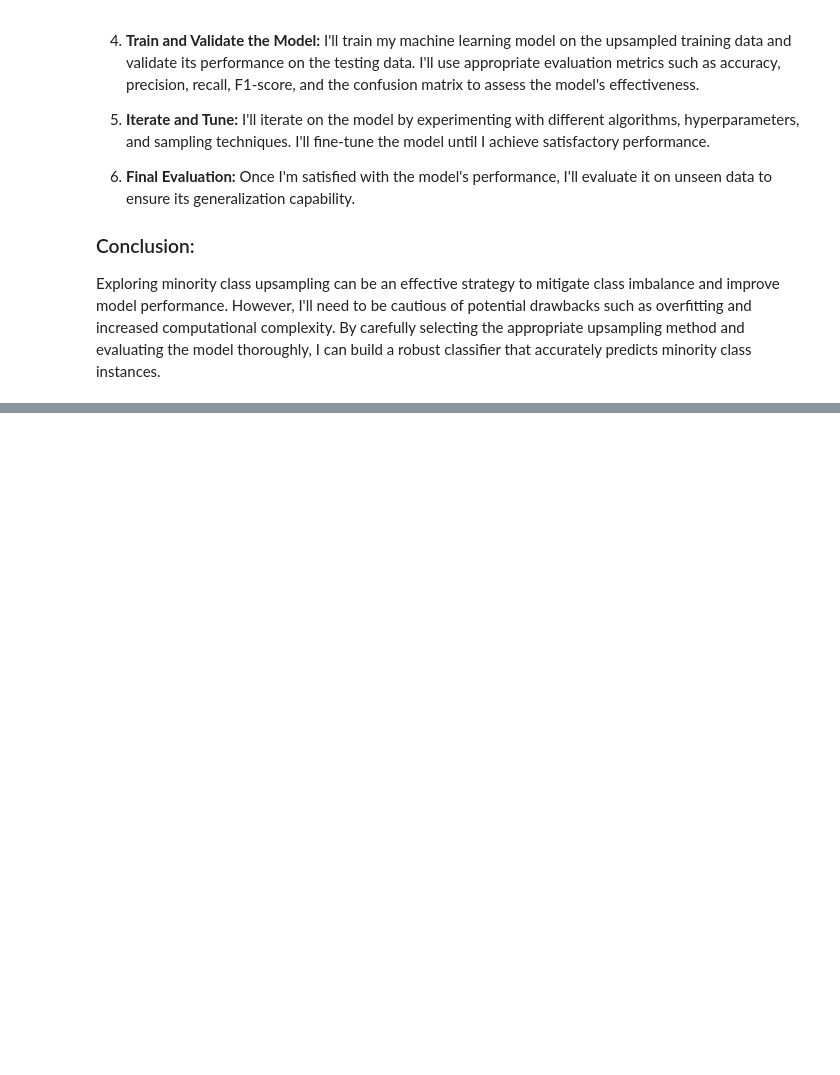
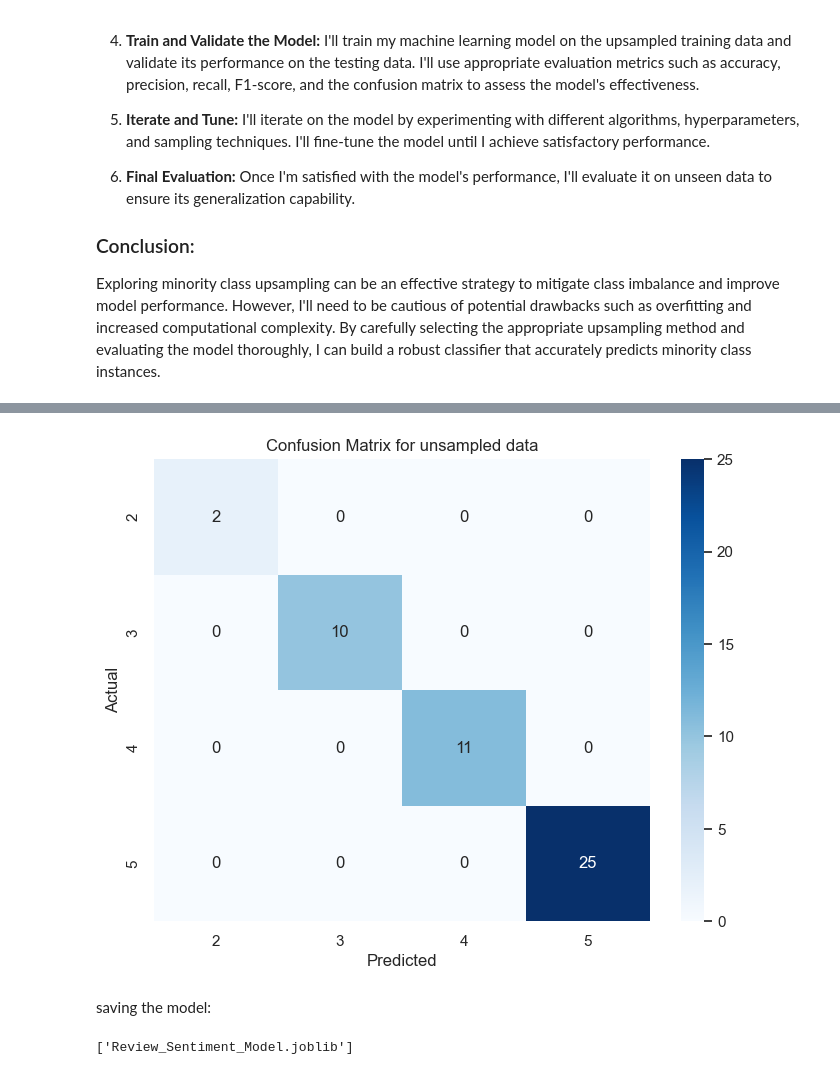
Before and after one commit to jadiasoham/Naive-Bayes-Model, a Jupyter notebook: NBClassifier.ipynb, the cells around one changed output, grey strips where cells are left out. Saved outputs shown, nothing was run; the diff lists cells and outputs as text; code cells hidden in the pictures; blank space fills up the shorter version.

```diff
--- a/NBClassifier.ipynb
+++ b/NBClassifier.ipynb
@@ -488,15 +488,15 @@ df.head()
 | 3 | AI Applications for Business Success | Correlation vs. Causation | 3.0 | needdocumentationaboutlecture | 35 |
 | 4 | Building a 3-Statement Model in E... | Calculating Cash Flows and Comple... | 5.0 | greatcoursenedhasatalentforexplai... | 75 |
 # %%
-df_majority = df[df.review_rating >= 4]
-df_minority = df[df.review_rating < 4]
+df_majority = df[df.review_rating > 4]
+df_minority = df[df.review_rating <= 4]
 
 df_minority_sampled = resample(df_minority, replace= True, n_samples=len(df_majority), random_state=42)
 
 df_unsampled = pd.concat([df_majority, df_minority_sampled])
 
-maj = df_unsampled[df_unsampled.review_rating >= 4]
-miny = df_unsampled[df_unsampled.review_rating < 4]
+maj = df_unsampled[df_unsampled.review_rating > 4]
+miny = df_unsampled[df_unsampled.review_rating <= 4]
 
 len(maj), len(miny), df_unsampled.review_rating.value_counts()
 # %% [output]
@@ -511 +511,16 @@ len(maj), len(miny), df_unsampled.review_rating.value_counts()
  Name: count, dtype: int64)
+# %%
+X_unsampled = df_unsampled['review_comment']
+y_unsampled = df_unsampled['review_rating']
+
+X_us_train, X_us_test, y_us_train, y_us_test = train_test_split(X_unsampled, y_unsampled, test_size=0.2, random_state=42)
+
+text_clf_unsamp = make_pipeline(vectorizer, model)
+text_clf_unsamp.fit(X_us_train, y_us_train)
+
+y_us_pred = text_clf_unsamp.predict(X_us_test)
+
+report_unsampled = classification_report(y_us_test, y_us_pred)
+conf_mat_unsampled = confusion_matrix(y_us_test, y_us_test)
+
+report_unsampled, conf_mat_unsampled
@@ -511,0 +542,12 @@ len(maj), len(miny), df_unsampled.review_rating.value_counts()
+# %%
+plot_heatmap(conf_mat_unsampled, 'Predicted', 'Actual', x_cat=['2', '3', '4', '5'], y_cat=['2', '3', '4', '5'], title='Confusion Matrix for unsampled data')
+# %% [output]
+[figure, added]
+# %% [markdown]
+saving the model:
+# %%
+from joblib import dump
+
+dump(model, 'Review_Sentiment_Model.joblib')
+# %% [output]
+['Review_Sentiment_Model.joblib']
```
Also changed, not shown: parts of 8 cells of this notebook.
